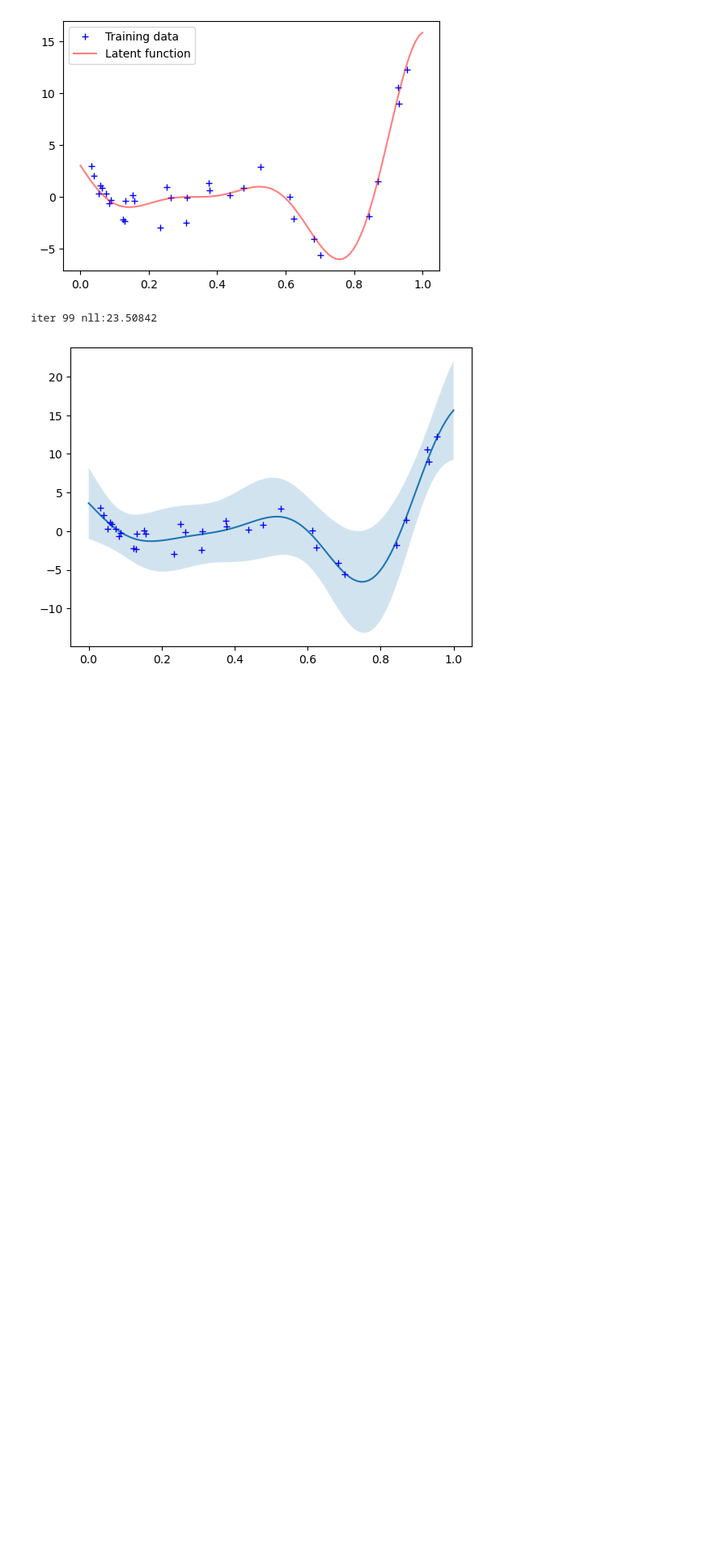
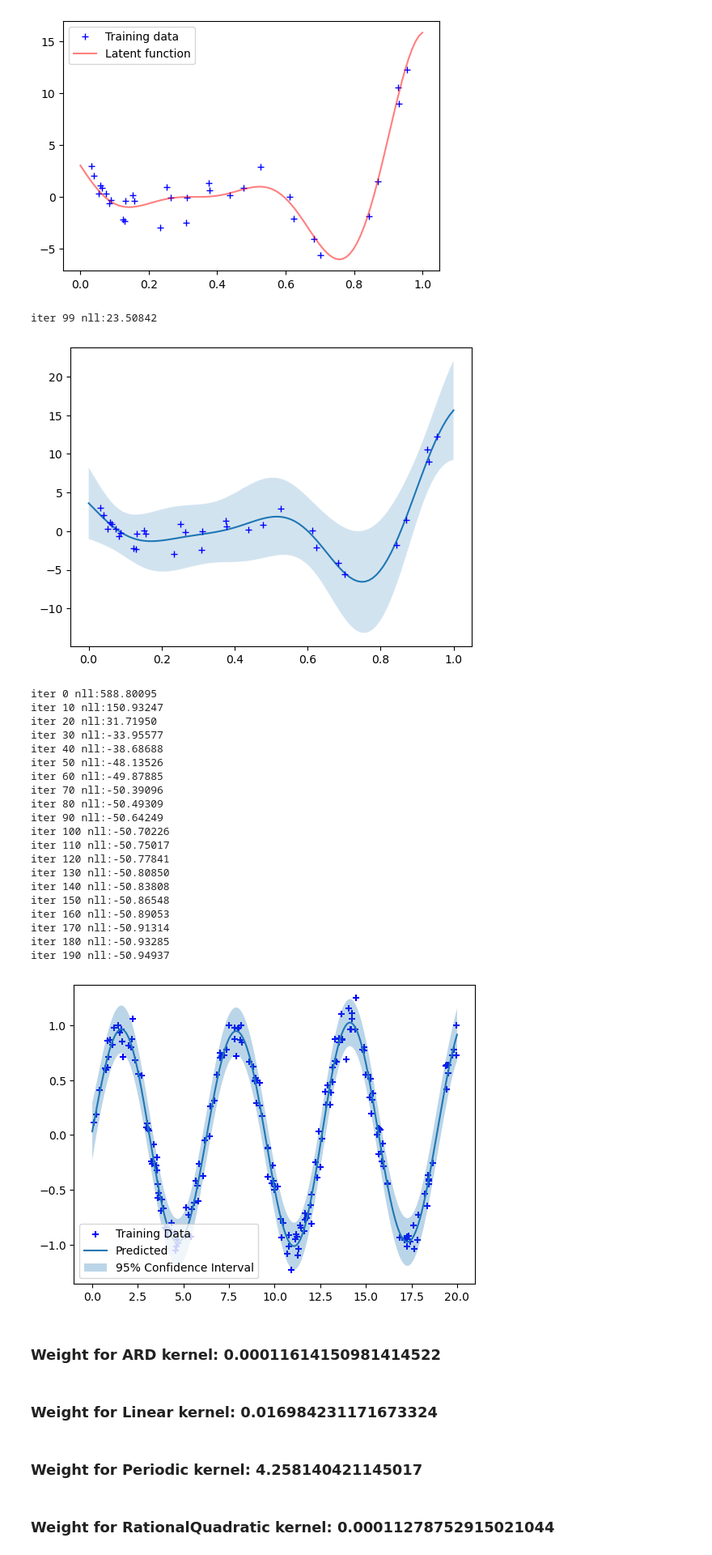
Before and after one commit to IceLab-X/MiniGP, a Jupyter notebook: GPmodels_Classic/01_simpleGP.ipynb, the cells around one changed output. Shown at 81% size. Drawn from its saved outputs; the diff is of its cells as text; code cells hidden in the pictures; blank space fills up the shorter version.

```diff
--- a/GPmodels_Classic/01_simpleGP.ipynb
+++ b/GPmodels_Classic/01_simpleGP.ipynb
@@ -95,3 +95,71 @@ plt.plot(xtr.detach().numpy(), ytr.detach().numpy(), 'b+')
 plt.show()
 # %% [output]
 [figure]
+# %%
+import torch
+import torch.nn as nn
+import time
+import core.GP_CommonCalculation as GP
+from data_sample import generate_example_data as data
+from core.cigp_baseline import cigp
+from core.kernel import NeuralKernel, ARDKernel
+import matplotlib.pyplot as plt
+JITTER = 1e-6
+EPS = 1e-10
+PI = 3.1415
+torch.set_default_dtype(torch.float64)
+torch.manual_seed(0)
+xtr= torch.rand(200,1)*20
+ytr= torch.sin(xtr)+torch.randn_like(xtr)*0.1
+xte= torch.linspace(0,20,500).unsqueeze(-1)
+yte= torch.sin(xte)+torch.randn_like(xte)*0.1
+
+normalizer= GP.DataNormalization()
+normalizer.fit(xtr,'x')
+normalizer.fit(ytr,'y')
+xtr_normalized= normalizer.normalize(xtr,'x')
+ytr_normalized= normalizer.normalize(ytr,'y')
+xte_normalized= normalizer.normalize(xte,'x')
+
+model=cigp(kernel=NeuralKernel(1))
+model.train_adam(xtr_normalized,ytr_normalized,200,1)
+model.eval()
+y_pred,yvar=model.forward(xtr_normalized,ytr_normalized,xte_normalized)
+y_pred= normalizer.denormalize(y_pred,'y').detach()
+yvar= normalizer.denormalize_cov(yvar,'y')
+ystd= torch.sqrt(yvar)
+plt.scatter(xtr.cpu().numpy(),ytr.cpu().numpy(),label='Training Data', color='b', marker='+')
+plt.plot(xte.cpu().numpy(),y_pred.cpu().numpy(),label='Predicted')
+plt.fill_between(xte.cpu().numpy().squeeze(),(y_pred-1.96*ystd).cpu().detach().numpy().squeeze(),(y_pred+1.96*ystd).cpu().detach().numpy().squeeze(),alpha=0.3,label='95% Confidence Interval')
+plt.legend()
+plt.show()
+from IPython.display import display, HTML
+softplus=nn.Softplus()
+for name, param in model.kernel.weights.items():
+    display(HTML(f"<h3>Weight for {name} kernel: {softplus(param).item()}</h2>"))
+# %% [output]
+iter 0 nll:588.80095
+iter 10 nll:150.93247
+iter 20 nll:31.71950
+iter 30 nll:-33.95577
+iter 40 nll:-38.68688
+iter 50 nll:-48.13526
+iter 60 nll:-49.87885
+iter 70 nll:-50.39096
+iter 80 nll:-50.49309
+iter 90 nll:-50.64249
+iter 100 nll:-50.70226
+iter 110 nll:-50.75017
+iter 120 nll:-50.77841
+iter 130 nll:-50.80850
+iter 140 nll:-50.83808
+iter 150 nll:-50.86548
+iter 160 nll:-50.89053
+iter 170 nll:-50.91314
+iter 180 nll:-50.93285
+iter 190 nll:-50.94937
+[figure, added]
+Weight for ARD kernel: 0.00011614150981414522
+Weight for Linear kernel: 0.016984231171673324
+Weight for Periodic kernel: 4.258140421145017
+Weight for RationalQuadratic kernel: 0.00011278752915021044
```
Also changed, not shown: parts of 1 cell of this notebook, 11 other files.
